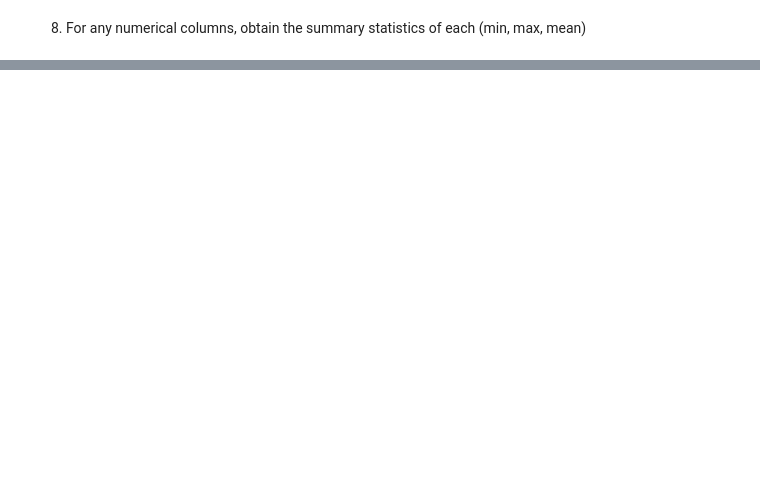
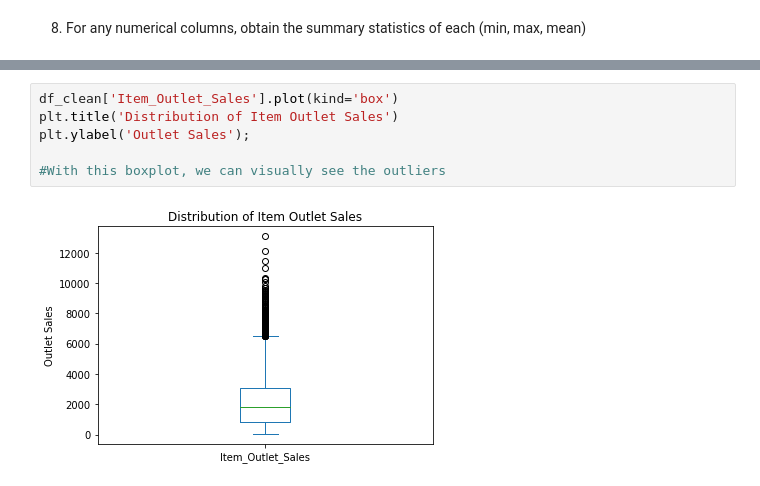
Before and after one commit to rommeljpadilla/sales-predictions, a Jupyter notebook: Sales_predictions.ipynb, the cells around one changed output, grey strips where cells are left out. Saved outputs shown, nothing was run; the diff lists cells and outputs as text; blank space fills up the shorter version.

```diff
--- a/Sales_predictions.ipynb
+++ b/Sales_predictions.ipynb
@@ -271,0 +307,8 @@ for col in num_column:
+# %%
+df_clean['Item_Outlet_Sales'].plot(kind='box')
+plt.title('Distribution of Item Outlet Sales')
+plt.ylabel('Outlet Sales');
+
+#With this boxplot, we can visually see the outliers
+# %% [output]
+[figure, added]
```
Also changed, not shown: parts of 13 cells of this notebook.
